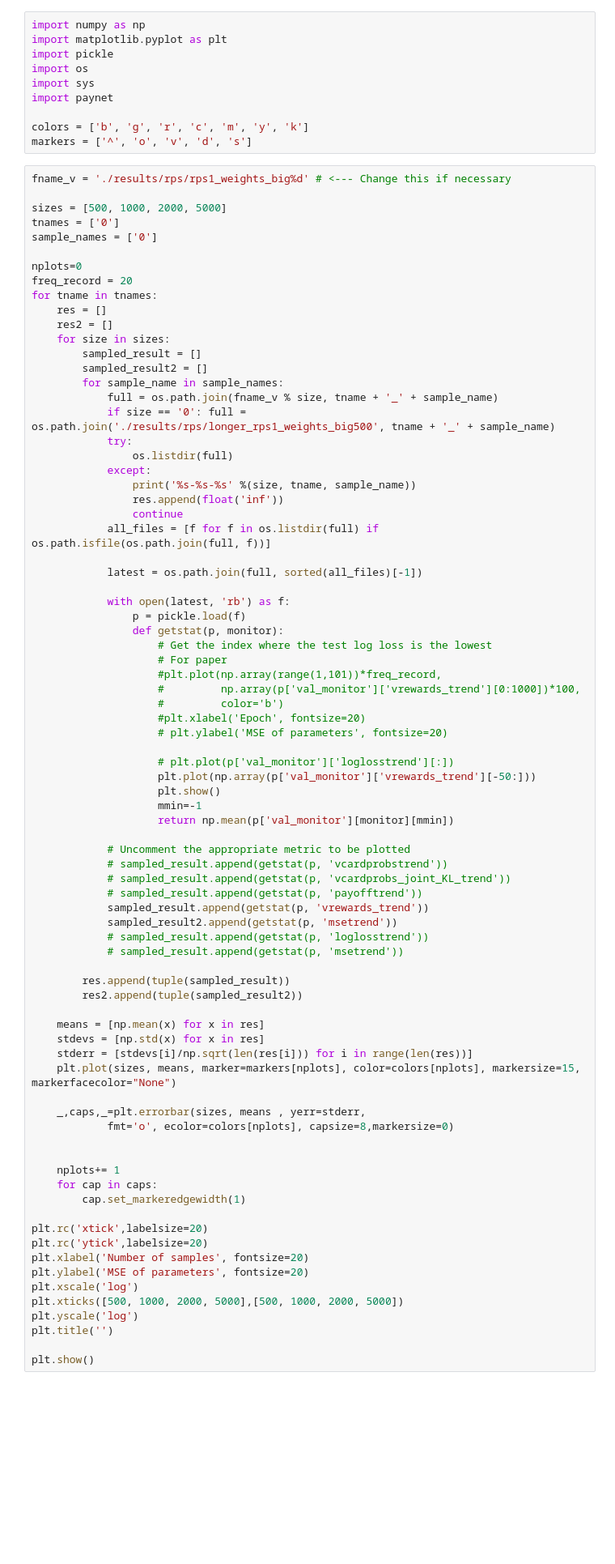
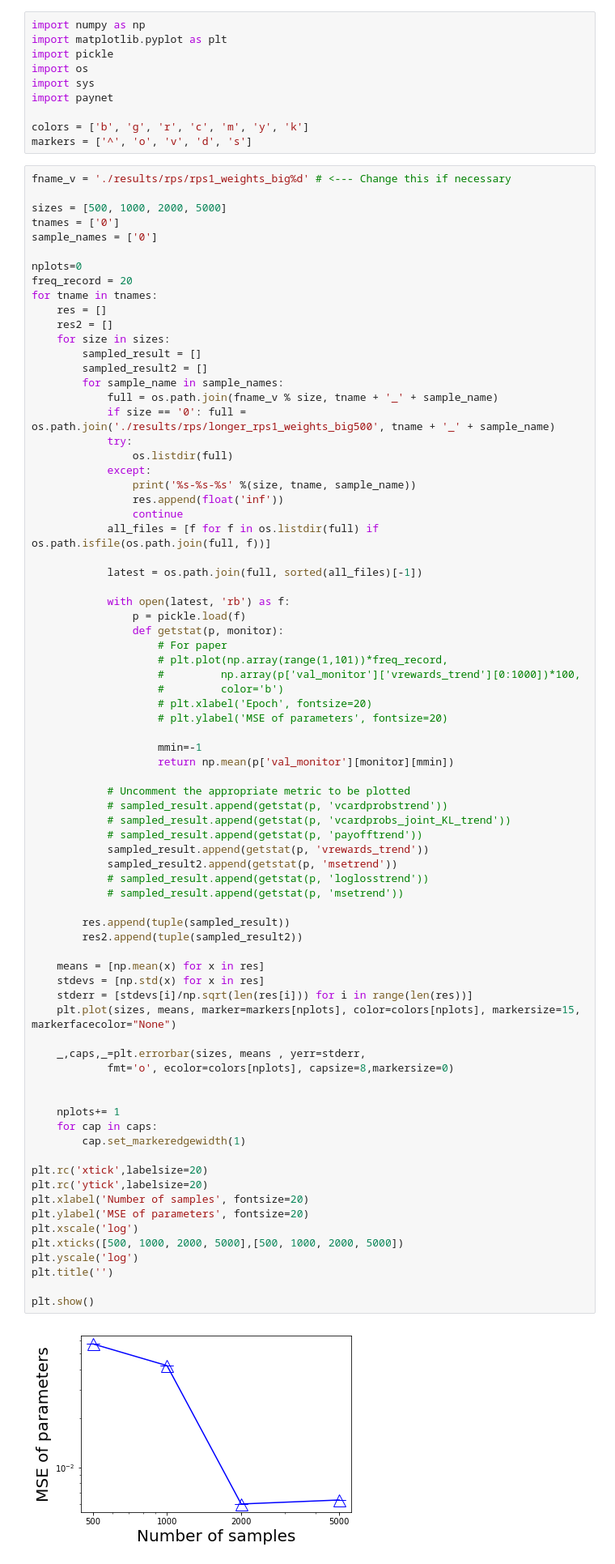
Before and after one commit to lingchunkai/payoff_learning, a Jupyter notebook: vis-rps.ipynb, the cells around one changed output. Shown at 81% size. Cells and saved outputs as stored; diff of their text form; blank space fills up the shorter version.

```diff
--- a/vis-rps.ipynb
+++ b/vis-rps.ipynb
@@ -39,17 +39,13 @@ for tname in tnames:
             with open(latest, 'rb') as f:
                 p = pickle.load(f)
                 def getstat(p, monitor):
-                    # Get the index where the test log loss is the lowest
                     # For paper
-                    #plt.plot(np.array(range(1,101))*freq_record,
+                    # plt.plot(np.array(range(1,101))*freq_record,
                     #         np.array(p['val_monitor']['vrewards_trend'][0:1000])*100,
                     #         color='b')
-                    #plt.xlabel('Epoch', fontsize=20)
+                    # plt.xlabel('Epoch', fontsize=20)
                     # plt.ylabel('MSE of parameters', fontsize=20)
 
-                    # plt.plot(p['val_monitor']['loglosstrend'][:])
-                    plt.plot(np.array(p['val_monitor']['vrewards_trend'][-50:]))
-                    plt.show()
                     mmin=-1
                     return np.mean(p['val_monitor'][monitor][mmin])
 
@@ -61,33 +57,35 @@ for tname in tnames:
             sampled_result2.append(getstat(p, 'msetrend'))
             # sampled_result.append(getstat(p, 'loglosstrend'))
             # sampled_result.append(getstat(p, 'msetrend'))
 
         res.append(tuple(sampled_result))
         res2.append(tuple(sampled_result2))
 
     means = [np.mean(x) for x in res]
     stdevs = [np.std(x) for x in res]
     stderr = [stdevs[i]/np.sqrt(len(res[i])) for i in range(len(res))]
     plt.plot(sizes, means, marker=markers[nplots], color=colors[nplots], markersize=15, markerfacecolor="None")
 
     _,caps,_=plt.errorbar(sizes, means , yerr=stderr,
             fmt='o', ecolor=colors[nplots], capsize=8,markersize=0)
 
 
     nplots+= 1
     for cap in caps:
         cap.set_markeredgewidth(1)
 
 plt.rc('xtick',labelsize=20)
 plt.rc('ytick',labelsize=20)
 plt.xlabel('Number of samples', fontsize=20)
 plt.ylabel('MSE of parameters', fontsize=20)
 plt.xscale('log')
 plt.xticks([500, 1000, 2000, 5000],[500, 1000, 2000, 5000])
 plt.yscale('log')
 plt.title('')
 
 plt.show()
+# %% [output]
+[figure, added]
 # %%
 # Code snippet extracted from
 # https://matplotlib.org/2.0.2/examples/api/two_scales.html
```
Also changed, not shown: parts of 1 cell of this notebook, 2 other files.
